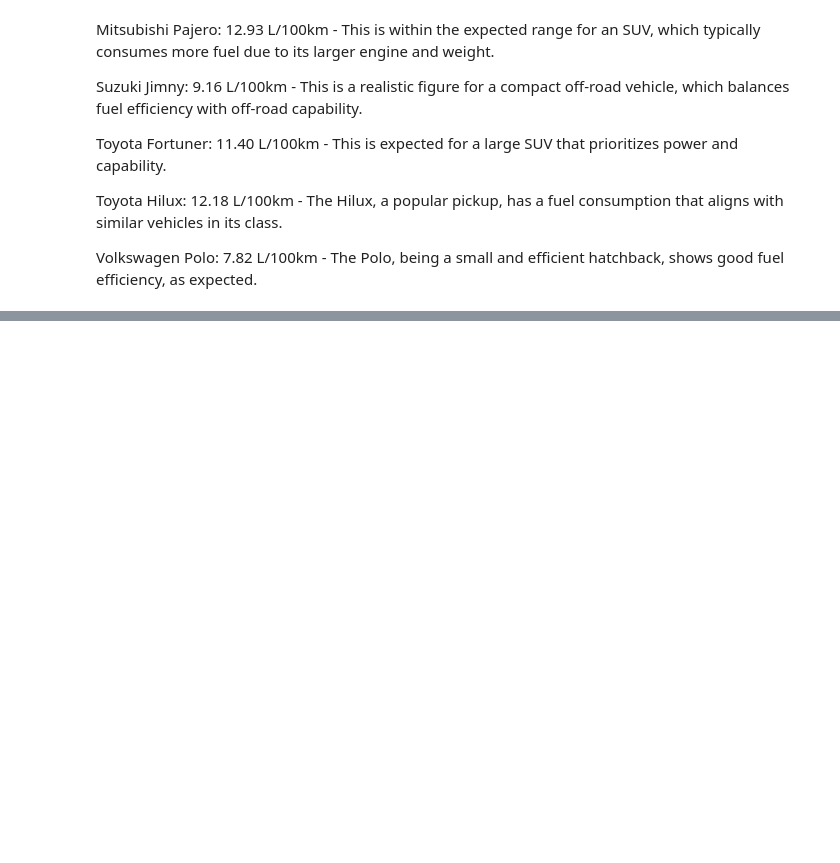
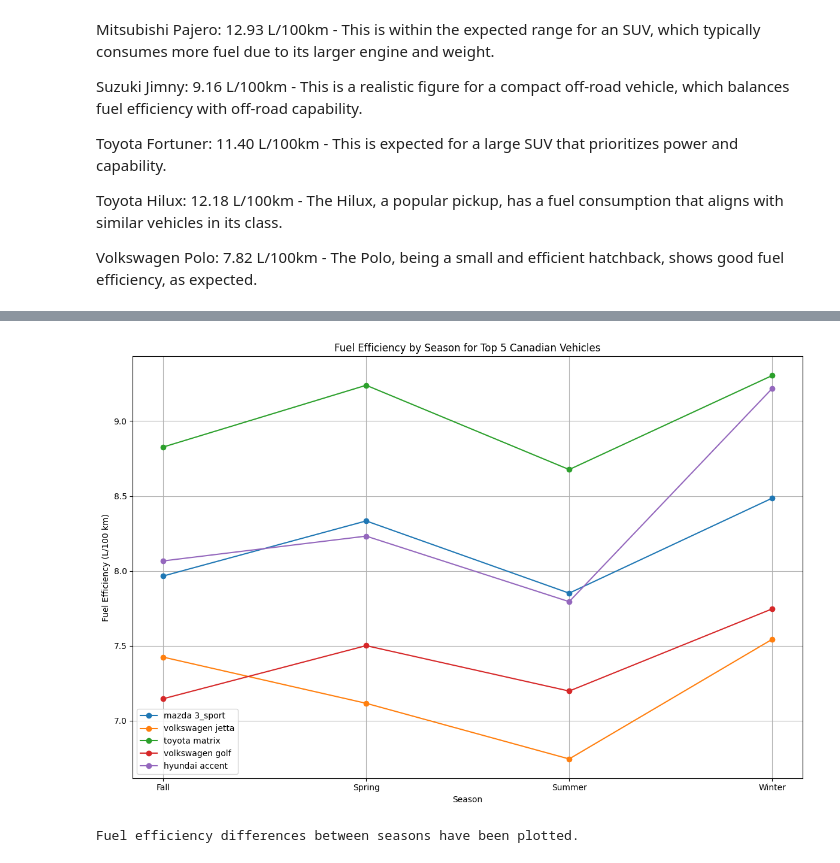
Before and after one commit to Daggy2002/DVE-Assignments, a Jupyter notebook: Assignment1/main.ipynb, the cells around one changed output, grey strips where cells are left out. Drawn from its saved outputs; the diff is of its cells as text; code cells hidden in the pictures; blank space fills up the shorter version.

```diff
--- a/Assignment1/main.ipynb
+++ b/Assignment1/main.ipynb
@@ -824,0 +857,51 @@ Country: ₴, Vehicle: peugeot partner, Fuel Efficiency: 5.14 L/100km
+# %%
+# Step 1: Filter the data for Canada (currency set to 'CA$')
+df_canada = df[df['currency'] == 'CA$'].copy()
+
+# Step 2: Identify the top 5 most popular vehicles in Canada
+top_5_vehicles_canada = df_canada.groupby(['car_make', 'car_model']).size().reset_index(name='counts')
+top_5_vehicles_canada = top_5_vehicles_canada.sort_values(by='counts', ascending=False).head(5)
+
+# Step 3: Filter the data to include only the top 5 most popular vehicles in Canada
+top_5_vehicle_names_canada = top_5_vehicles_canada[['car_make', 'car_model']].apply(tuple, axis=1)
+df_top_5_canada = df_canada[df_canada[['car_make', 'car_model']].apply(tuple, axis=1).isin(top_5_vehicle_names_canada)].copy()
+
+# Step 4: Classify each 'date_fueled' into a season based on the month
+def get_season(date):
+    month = date.month
+    if month in [12, 1, 2]:
+        return 'Winter'
+    elif month in [3, 4, 5]:
+        return 'Spring'
+    elif month in [6, 7, 8]:
+        return 'Summer'
+    else:
+        return 'Fall'
+
+df_top_5_canada['season'] = df_top_5_canada['date_fueled'].apply(get_season)
+
+# Step 5: Compute the fuel efficiency (litres per 100 km)
+df_top_5_canada['fuel_efficiency_l_per_100km'] = (df_top_5_canada['litres_filled'] / df_top_5_canada['km_driven']) * 100
+
+# Step 6: Group by vehicle and season, and calculate the average fuel efficiency
+avg_fuel_efficiency_season = df_top_5_canada.groupby(['car_make', 'car_model', 'season'])['fuel_efficiency_l_per_100km'].mean().reset_index()
+
+# Step 7: Plot the fuel efficiency differences between seasons for the top 5 Canadian vehicles
+plt.figure(figsize=(12, 8))
+for vehicle in top_5_vehicle_names_canada:
+    vehicle_data = avg_fuel_efficiency_season[(avg_fuel_efficiency_season['car_make'] == vehicle[0]) & (avg_fuel_efficiency_season['car_model'] == vehicle[1])]
+    plt.plot(vehicle_data['season'], vehicle_data['fuel_efficiency_l_per_100km'], marker='o', label=f"{vehicle[0]} {vehicle[1]}")
+
+plt.title('Fuel Efficiency by Season for Top 5 Canadian Vehicles')
+plt.xlabel('Season')
+plt.ylabel('Fuel Efficiency (L/100 km)')
+plt.legend()
+plt.grid(True)
+plt.tight_layout()
+plt.show()
+
+# Step 8: Discuss the Results
+print("Fuel efficiency differences between seasons have been plotted.")
+# %% [output]
+[figure, added]
+Fuel efficiency differences between seasons have been plotted.
```
Also changed, not shown: parts of 19 cells of this notebook.
